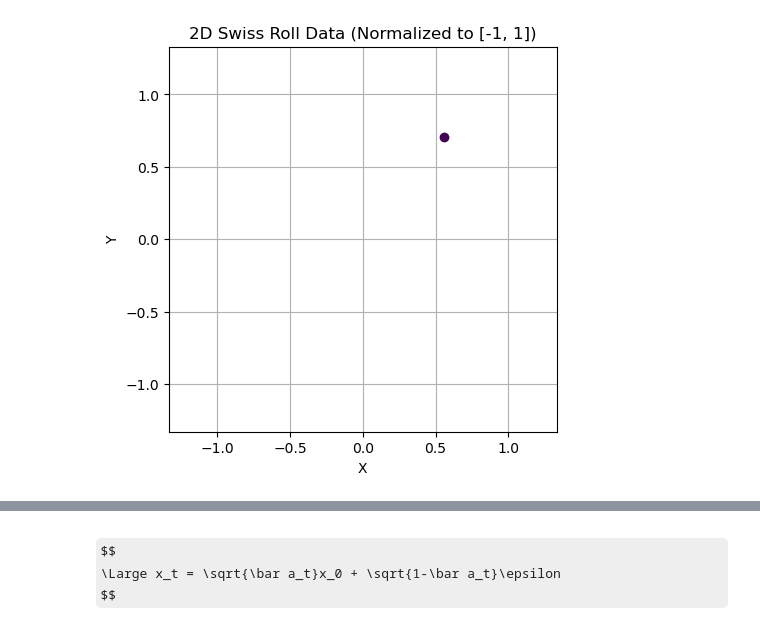
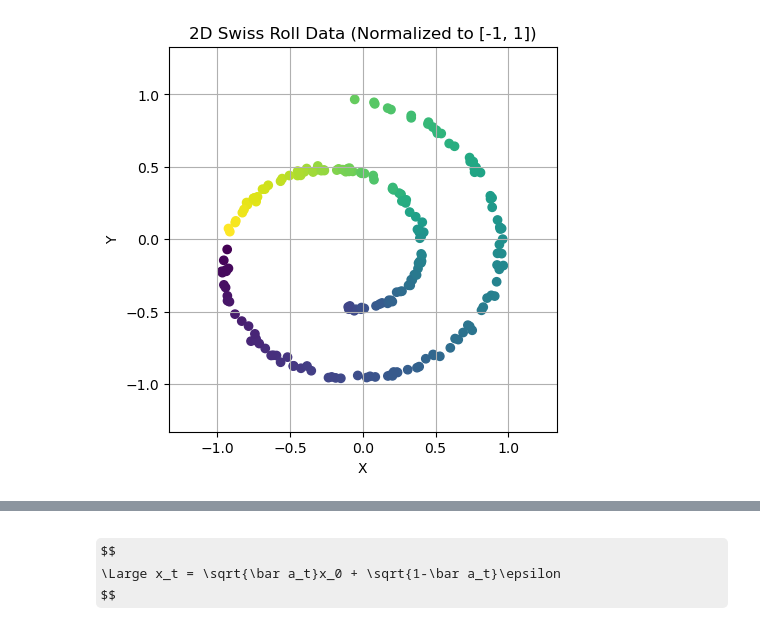
Before and after one commit to Grazvy/Diffusion_Models_demonstration, a Jupyter notebook: DDPM.ipynb, the cells around one changed output, grey strips where cells are left out. Cells and saved outputs as stored; diff of their text form; code cells hidden in the pictures; some formulas as TeX source.

Commit message:
added visualisation for the image- and 2D-diffusion + visualisation of the variance schedule

```diff
--- a/DDPM.ipynb
+++ b/DDPM.ipynb
@@ -55,4 +57,4 @@ visualize_data(dataset_name="Flowers", amount=72)
 # %%
-visualize_data(dataset_name=BaseConfig['DATASET'], amount=1)
+visualize_data(dataset_name=BaseConfig['DATASET'], amount=200)
 # %% [output]
-[figure, old version]
+[figure, new version]
```
Also changed, not shown: parts of 11 cells of this notebook, 3 other files.
